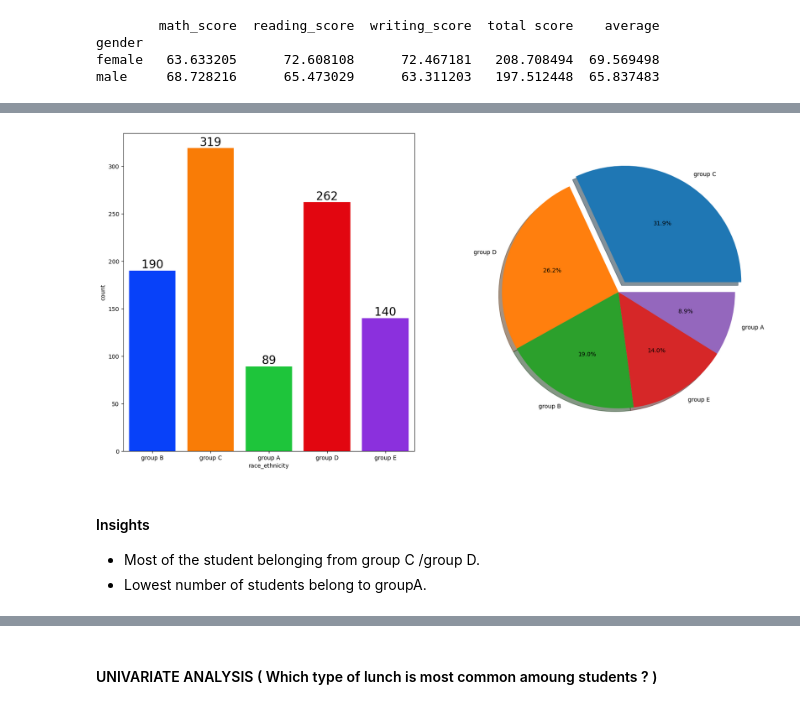
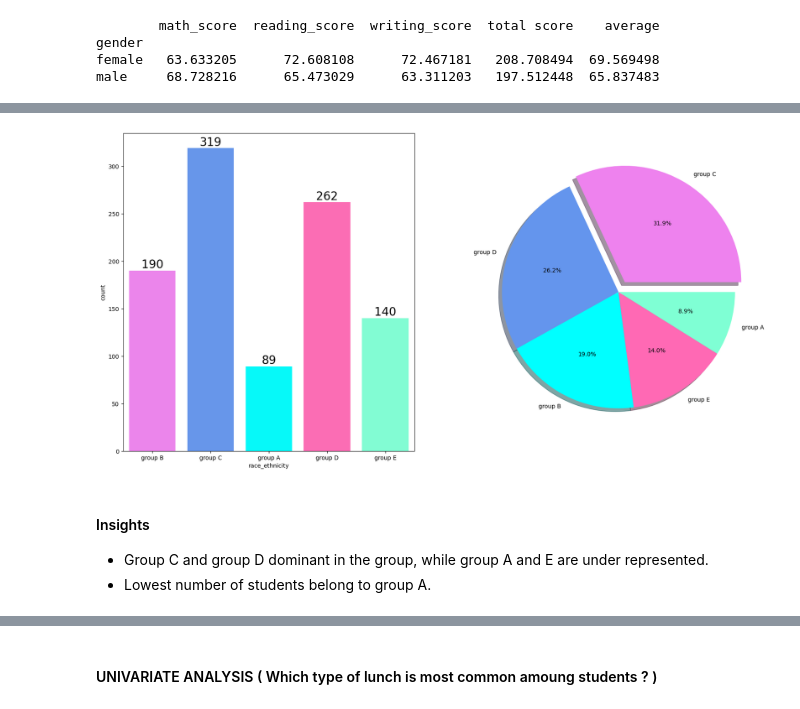
Before and after one commit to MohsinAli-10/ML-project-1-Student-Performance-Prediction, a Jupyter notebook: notebook/1 . EDA STUDENT PERFORMANCE .ipynb, the cells around one changed output, grey strips where cells are left out. Saved outputs shown, nothing was run; the diff lists cells and outputs as text; code cells hidden in the pictures.

```diff
--- a/notebook/1 . EDA STUDENT PERFORMANCE .ipynb
+++ b/notebook/1 . EDA STUDENT PERFORMANCE .ipynb
@@ -432,9 +432,9 @@ plt.show()
 # %%
-f,ax=plt.subplots(1,2,figsize=(20,10))
-sns.countplot(x=df['gender'],data=df,palette ='bright',ax=ax[0],saturation=0.95)
+f,ax=plt.subplots(1,2,figsize=(10,5))
+sns.countplot(x=df['gender'],data=df,palette =['cyan', 'blueviolet'],ax=ax[0],saturation=0.95)
 for container in ax[0].containers:
-    ax[0].bar_label(container,color='black',size=20)
+    ax[0].bar_label(container,color='black',size=10)
 
-plt.pie(x=df['gender'].value_counts(),labels=['Male','Female'],explode=[0,0.1],autopct='%1.1f%%',shadow=True,colors=['#ff4d4d','#ff8000'])
+plt.pie(x=df['gender'].value_counts(),labels=['Male','Female'],explode=[0,0.1],autopct='%1.1f%%',shadow=True,colors=['blueviolet', 'cyan'])
 plt.show()
 # %% [output]
@@ -504,15 +504,15 @@ plt.show()
 # %%
 f,ax=plt.subplots(1,2,figsize=(20,10))
-sns.countplot(x=df['race_ethnicity'],data=df,palette = 'bright',ax=ax[0],saturation=0.95)
+sns.countplot(x=df['race_ethnicity'], data=df, palette = ['violet','cornflowerblue', 'aqua', 'hotpink','aquamarine'],ax=ax[0],saturation=0.95)
 for container in ax[0].containers:
     ax[0].bar_label(container,color='black',size=20)
 
-plt.pie(x = df['race_ethnicity'].value_counts(),labels=df['race_ethnicity'].value_counts().index,explode=[0.1,0,0,0,0],autopct='%1.1f%%',shadow=True)
+plt.pie(x = df['race_ethnicity'].value_counts(), colors = ['violet','cornflowerblue', 'aqua', 'hotpink','aquamarine'], labels=df['race_ethnicity'].value_counts().index,explode=[0.1,0,0,0,0],autopct='%1.1f%%',shadow=True)
 plt.show()
 # %% [output]
-[figure, old version]
+[figure, new version]
 # %% [markdown]
 #### Insights
-- Most of the student belonging from group C /group D.
-- Lowest number of students belong to groupA.
+- Group C and group D dominant in the group, while group A and E are under represented.
+- Lowest number of students belong to group A.
 # %% [markdown]
```
Also changed, not shown: parts of 23 cells of this notebook, 1 other file.
